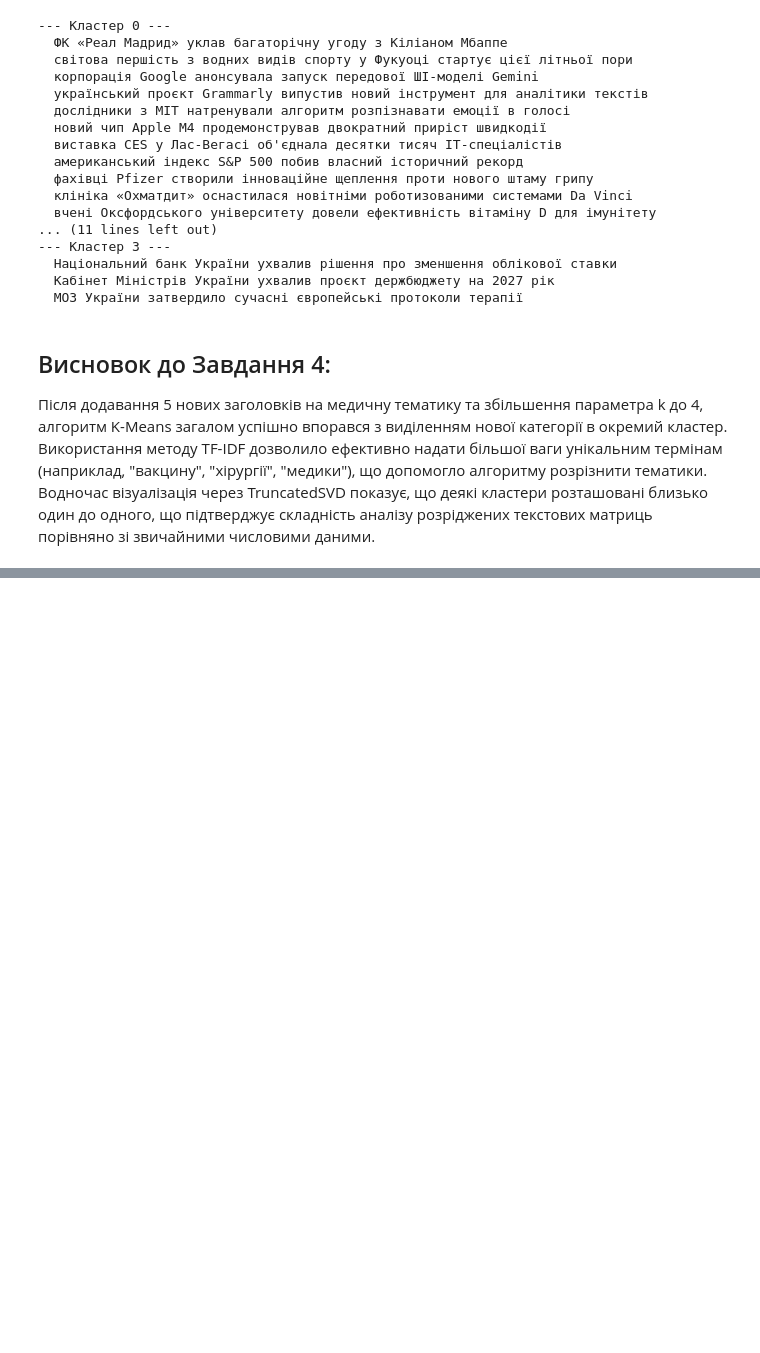
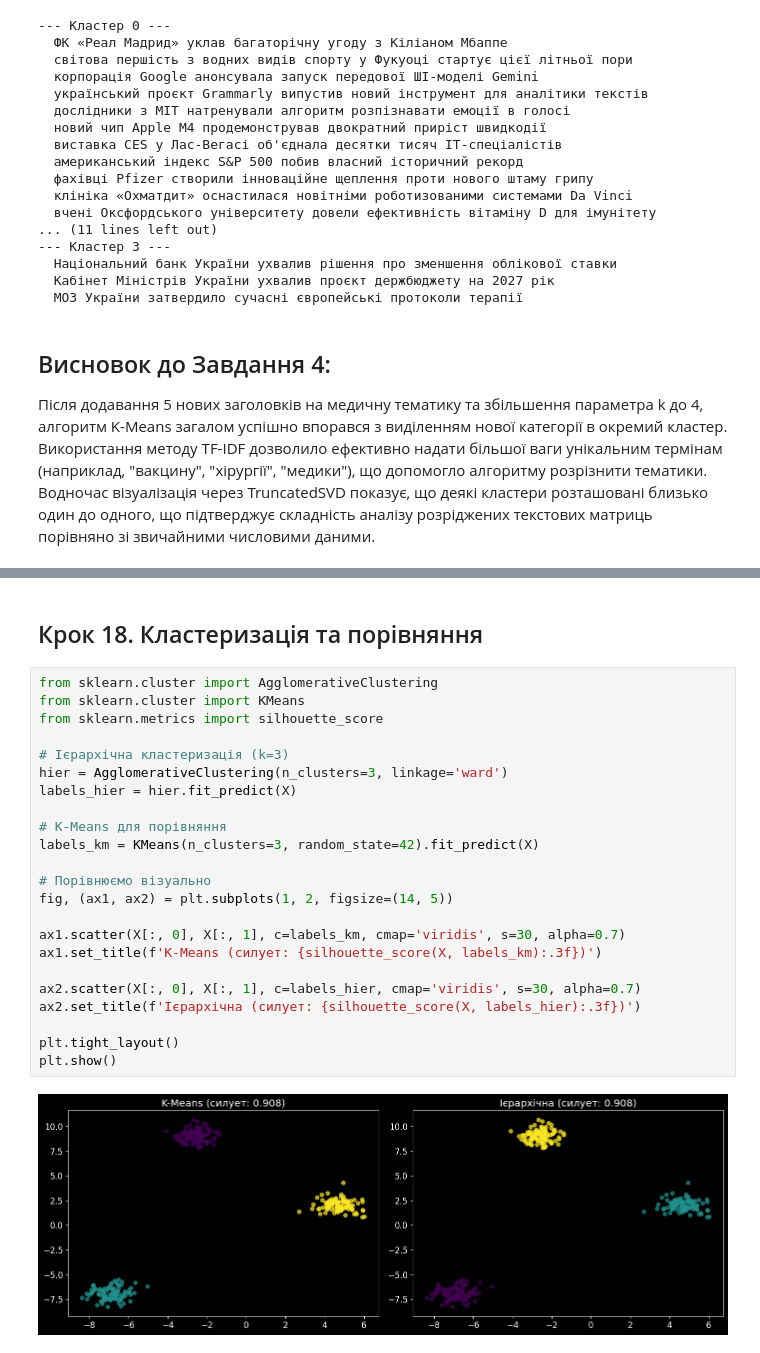
Before and after one commit to Egorkud/machine-learning-2026, a Jupyter notebook: Clasterisation.ipynb, the cells around one changed output, grey strips where cells are left out. Drawn from its saved outputs; the diff is of its cells as text; blank space fills up the shorter version.

```diff
--- a/Clasterisation.ipynb
+++ b/Clasterisation.ipynb
@@ -693,0 +722,27 @@ for c in range(4):
+# %% [markdown]
+## Крок 18. Кластеризація та порівняння
+# %%
+from sklearn.cluster import AgglomerativeClustering
+from sklearn.cluster import KMeans
+from sklearn.metrics import silhouette_score
+
+# Ієрархічна кластеризація (k=3)
+hier = AgglomerativeClustering(n_clusters=3, linkage='ward')
+labels_hier = hier.fit_predict(X)
+
+# K-Means для порівняння
+labels_km = KMeans(n_clusters=3, random_state=42).fit_predict(X)
+
+# Порівнюємо візуально
+fig, (ax1, ax2) = plt.subplots(1, 2, figsize=(14, 5))
+
+ax1.scatter(X[:, 0], X[:, 1], c=labels_km, cmap='viridis', s=30, alpha=0.7)
+ax1.set_title(f'K-Means (силует: {silhouette_score(X, labels_km):.3f})')
+
+ax2.scatter(X[:, 0], X[:, 1], c=labels_hier, cmap='viridis', s=30, alpha=0.7)
+ax2.set_title(f'Ієрархічна (силует: {silhouette_score(X, labels_hier):.3f})')
+
+plt.tight_layout()
+plt.show()
+# %% [output]
+[figure, added]
```
Also changed, not shown: parts of 6 cells of this notebook.
